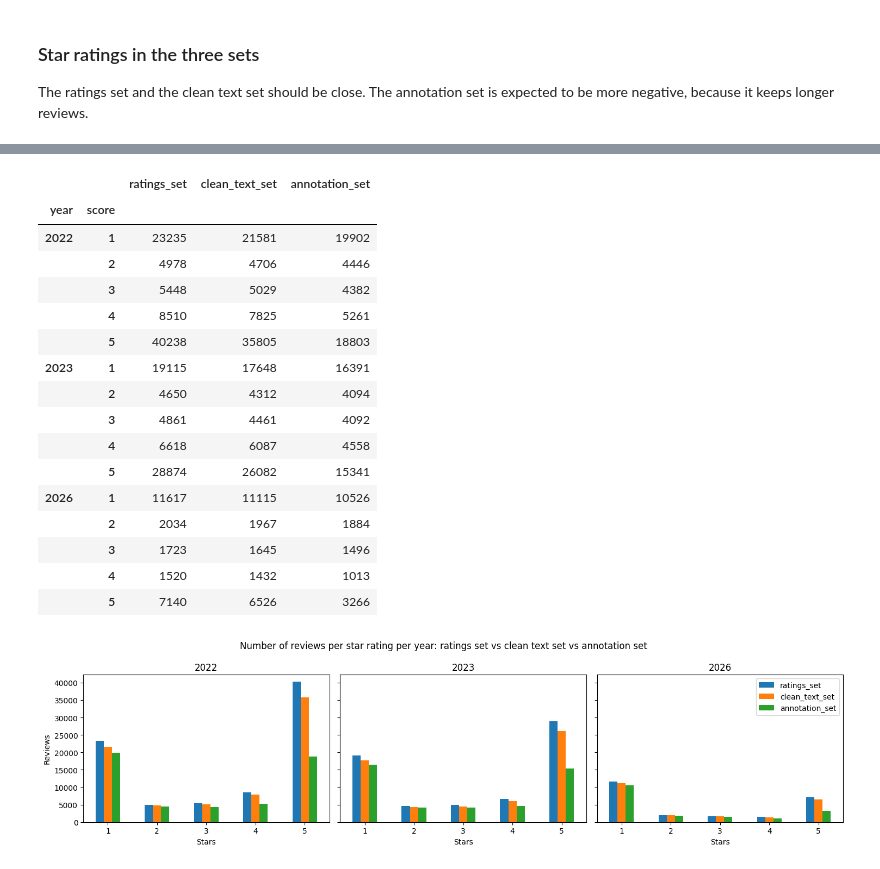
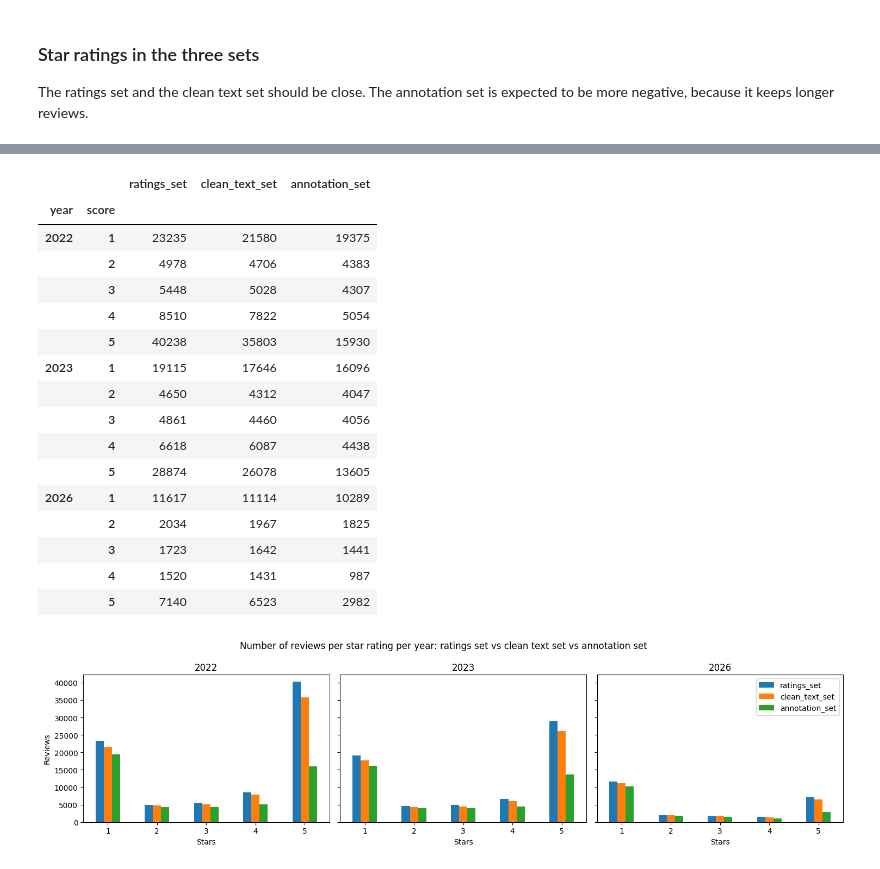
Before and after one commit to DianaAleks/streaming-services-enshittification-study, a Jupyter notebook: data_cleaning_prime_reasoning.ipynb, the cells around one changed output, grey strips where cells are left out. Saved outputs shown, nothing was run; the diff lists cells and outputs as text; code cells hidden in the pictures.

```diff
--- a/data_cleaning_prime_reasoning.ipynb
+++ b/data_cleaning_prime_reasoning.ipynb
@@ -939,0 +916,7 @@ df_unique_texts
+# %%
+df_annotate_unique = df_annotate.drop_duplicates(subset=['content_clean']).copy()
+log_step('Dataset without duplicates', df_annotate_unique)
+show_removed(df_annotate, df_annotate_unique)
+
+annotate_cols = ['reviewId', 'app', 'year', 'score', 'thumbsUpCount', 'word_count', 'text_repeats', 'content', 'content_clean']
+df_annotate_unique[annotate_cols].to_csv(f'{APP_NAME}_reviews_to_annotate.csv', index=False)
@@ -1041,27 +1022,27 @@ plt.show()
 # %%
 star_counts_all = pd.concat({
     'ratings_set': pd.crosstab(df_ratings['year'], df_ratings['score']).stack(),
     'clean_text_set': pd.crosstab(df_clean_full['year'], df_clean_full['score']).stack(),
-    'annotation_set': pd.crosstab(df_annotate['year'], df_annotate['score']).stack()}, axis=1)
+    'annotation_set': pd.crosstab(df_annotate_unique['year'], df_annotate_unique['score']).stack()}, axis=1)
 star_counts_all
 # %% [output]
 |  |  | ratings_set | clean_text_set | annotation_set |
 | year | score |  |  |  |
-| 2022 | 1 | 23235 | 21581 | 19902 |
-|  | 2 | 4978 | 4706 | 4446 |
-|  | 3 | 5448 | 5029 | 4382 |
-|  | 4 | 8510 | 7825 | 5261 |
-|  | 5 | 40238 | 35805 | 18803 |
-| 2023 | 1 | 19115 | 17648 | 16391 |
-|  | 2 | 4650 | 4312 | 4094 |
-|  | 3 | 4861 | 4461 | 4092 |
-|  | 4 | 6618 | 6087 | 4558 |
-|  | 5 | 28874 | 26082 | 15341 |
-| 2026 | 1 | 11617 | 11115 | 10526 |
-|  | 2 | 2034 | 1967 | 1884 |
-|  | 3 | 1723 | 1645 | 1496 |
-|  | 4 | 1520 | 1432 | 1013 |
-|  | 5 | 7140 | 6526 | 3266 |
+| 2022 | 1 | 23235 | 21580 | 19375 |
+|  | 2 | 4978 | 4706 | 4383 |
+|  | 3 | 5448 | 5028 | 4307 |
+|  | 4 | 8510 | 7822 | 5054 |
+|  | 5 | 40238 | 35803 | 15930 |
+| 2023 | 1 | 19115 | 17646 | 16096 |
+|  | 2 | 4650 | 4312 | 4047 |
+|  | 3 | 4861 | 4460 | 4056 |
+|  | 4 | 6618 | 6087 | 4438 |
+|  | 5 | 28874 | 26078 | 13605 |
+| 2026 | 1 | 11617 | 11114 | 10289 |
+|  | 2 | 2034 | 1967 | 1825 |
+|  | 3 | 1723 | 1642 | 1441 |
+|  | 4 | 1520 | 1431 | 987 |
+|  | 5 | 7140 | 6523 | 2982 |
 # %%
 years = star_counts_all.index.get_level_values('year').unique()
 fig, axes = plt.subplots(1, len(years), figsize=(15, 4), sharey=True)
@@ -1078,4 +1059,4 @@ fig.suptitle('Number of reviews per star rating per year: ratings set vs clean t
 plt.tight_layout()
 plt.show()
 # %% [output]
-[figure, old version]
+[figure, new version]
```
Also changed, not shown: parts of 13 cells of this notebook, 1 other file.
